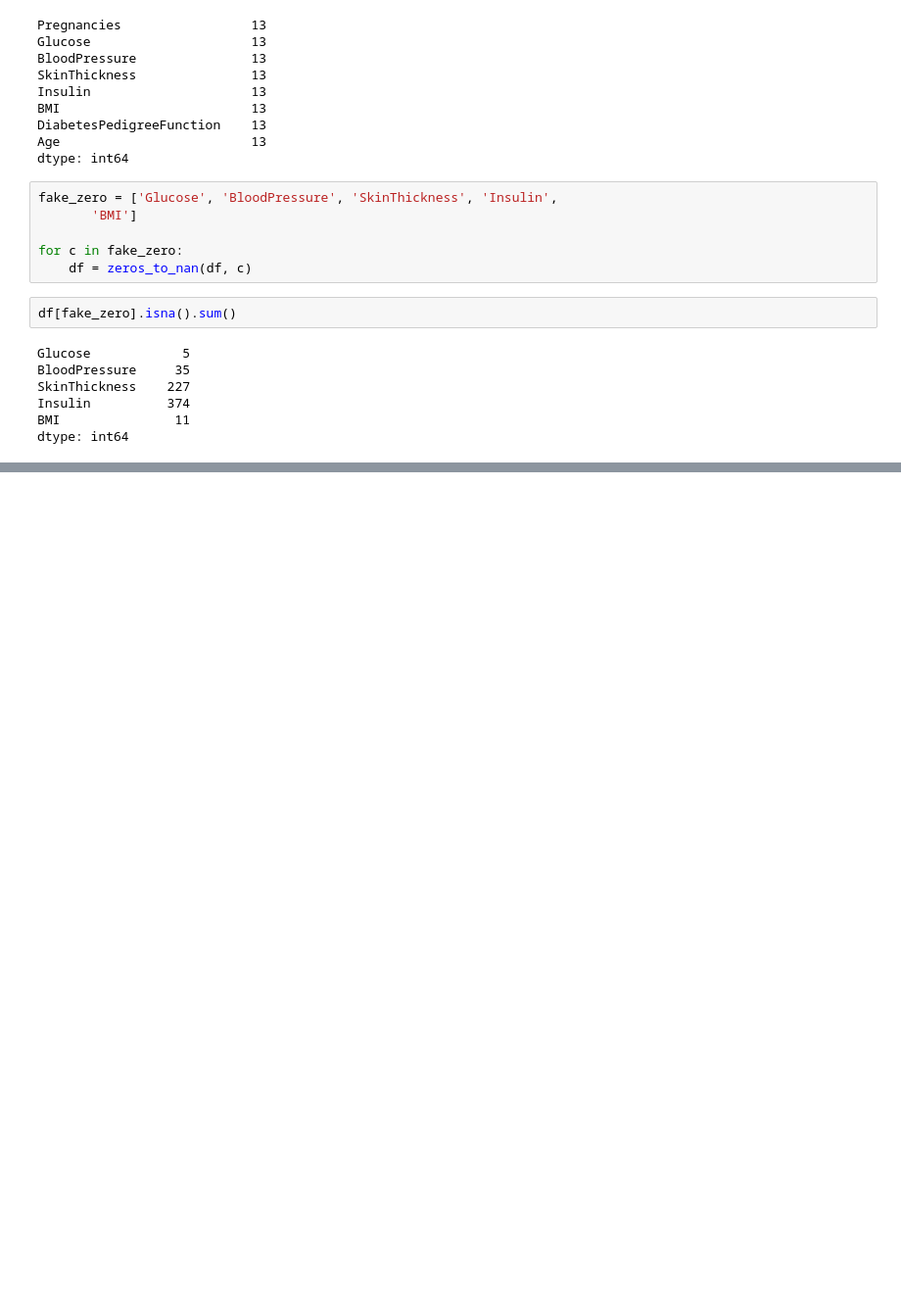
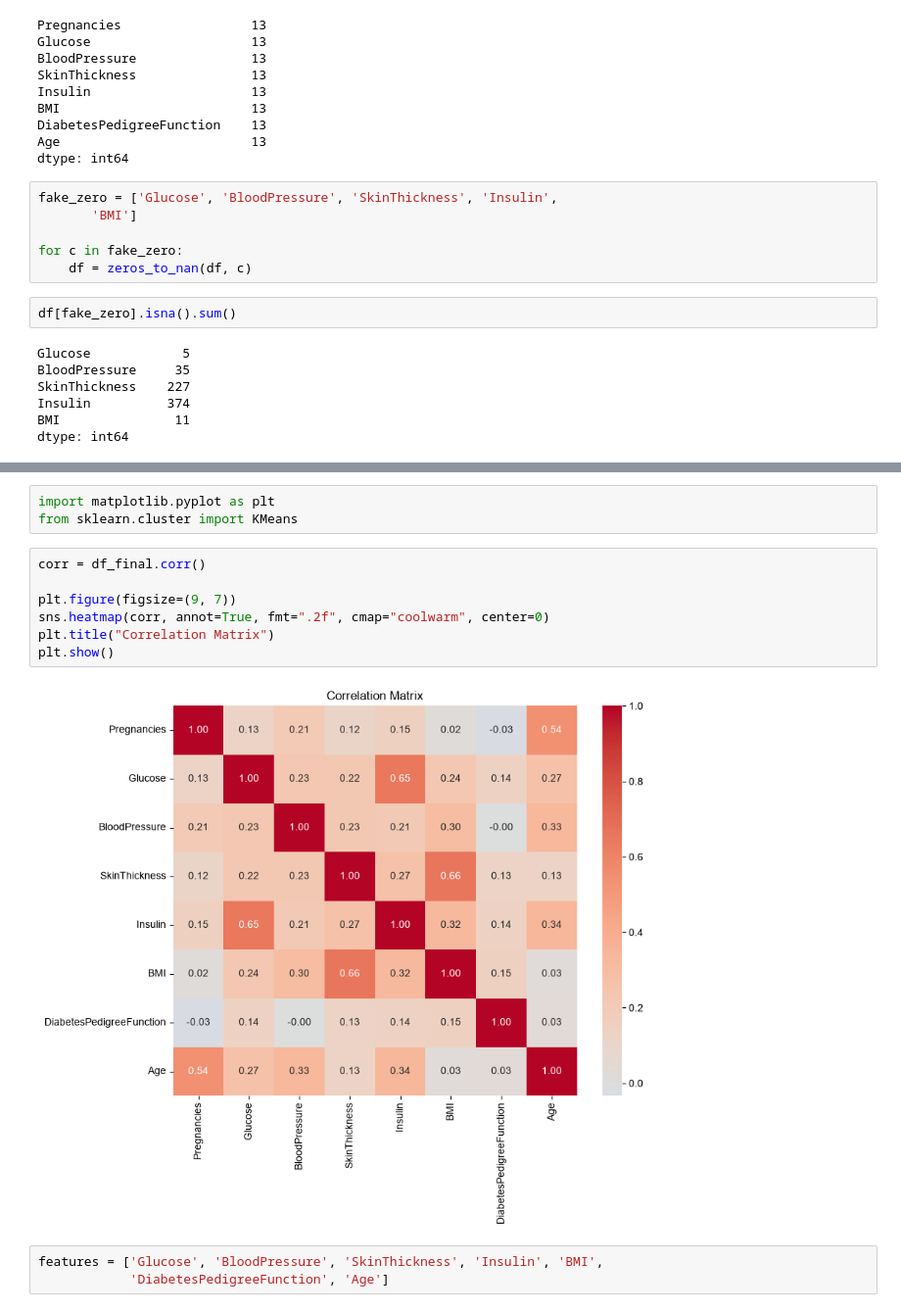
Before and after one commit to yassinmaftah/diabetes-risk-mlops, a Jupyter notebook: notebooks/01_eda.ipynb, the cells around one changed output, grey strips where cells are left out. Shown at 98% size. Drawn from its saved outputs; the diff is of its cells as text; blank space fills up the shorter version.

```diff
--- a/notebooks/01_eda.ipynb
+++ b/notebooks/01_eda.ipynb
@@ -332,0 +473,15 @@ df_final[fake_zero].describe()
+# %%
+import matplotlib.pyplot as plt
+from sklearn.cluster import KMeans
+# %%
+corr = df_final.corr()
+
+plt.figure(figsize=(9, 7))
+sns.heatmap(corr, annot=True, fmt=".2f", cmap="coolwarm", center=0)
+plt.title("Correlation Matrix")
+plt.show()
+# %% [output]
+[figure, added]
+# %%
+features = ['Glucose', 'BloodPressure', 'SkinThickness', 'Insulin', 'BMI',
+            'DiabetesPedigreeFunction', 'Age']
```
Also changed, not shown: parts of 35 cells of this notebook, 3 other files.
